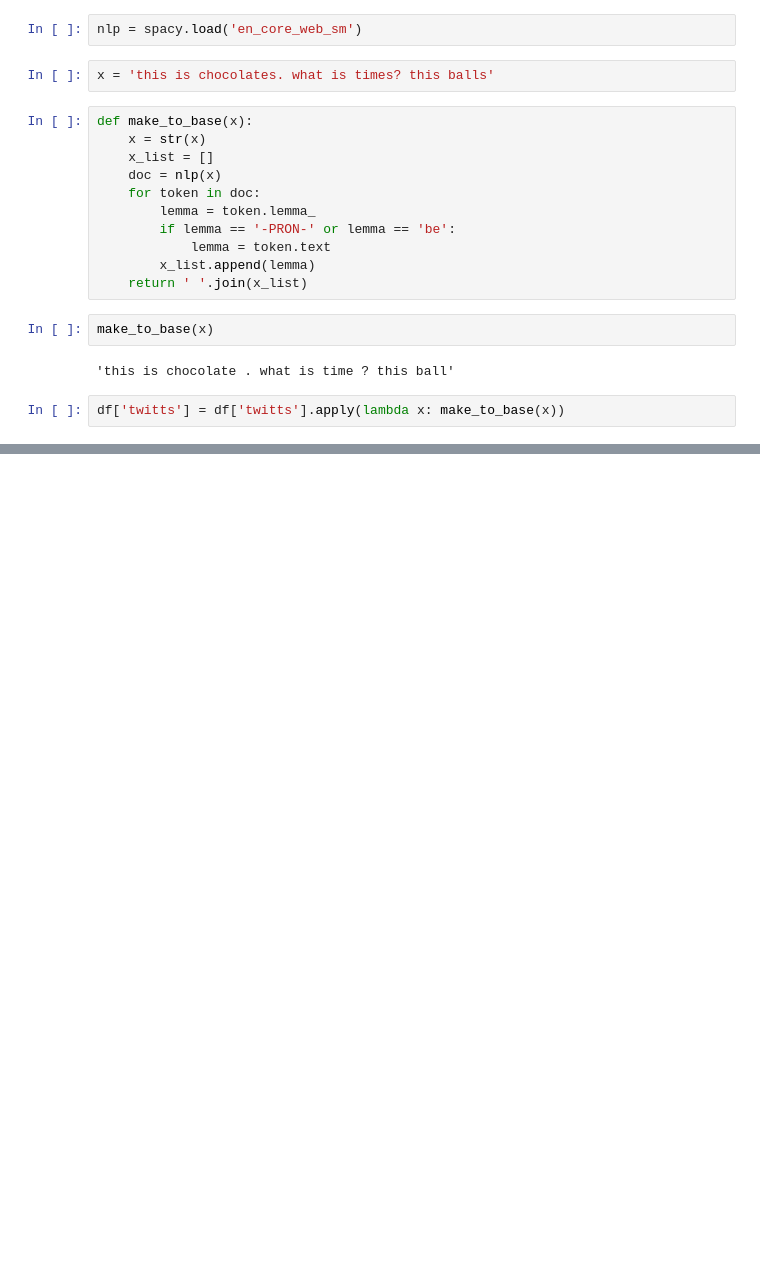
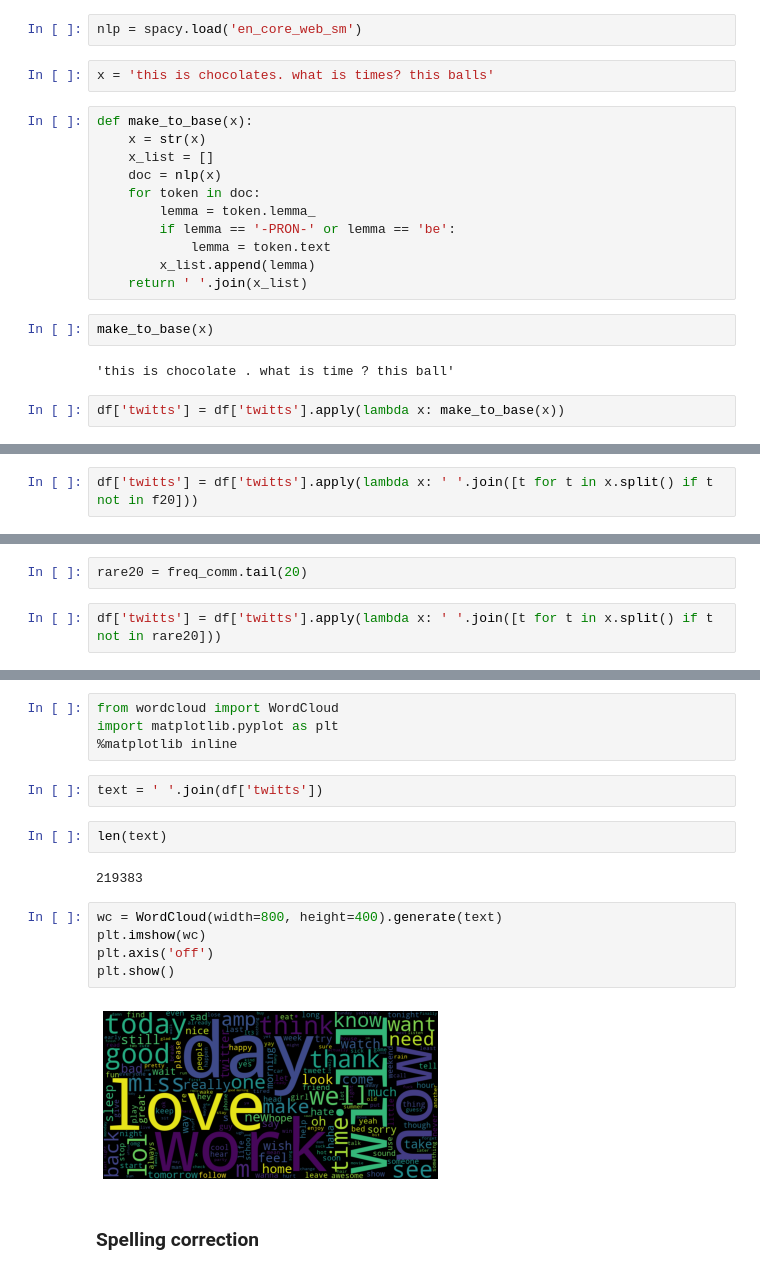
Before and after one commit to Sparsh-Kumar/nlp_learn_bytes, a Jupyter notebook: chapter-5/text_preprocessing.ipynb, the cells around one changed output, grey strips where cells are left out. Saved outputs shown, nothing was run; the diff lists cells and outputs as text; blank space fills up the shorter version.

Commit message:
complete text cleaning & text preprocessing.

```diff
--- a/chapter-5/text_preprocessing.ipynb
+++ b/chapter-5/text_preprocessing.ipynb
@@ -659,0 +731,2 @@ df.sample(5)
+# %%
+df['twitts'] = df['twitts'].apply(lambda x: ' '.join([t for t in x.split() if t not in f20]))
@@ -659,0 +744,4 @@ df.sample(5)
+# %%
+rare20 = freq_comm.tail(20)
+# %%
+df['twitts'] = df['twitts'].apply(lambda x: ' '.join([t for t in x.split() if t not in rare20]))
@@ -659,0 +774,19 @@ df.sample(5)
+# %%
+from wordcloud import WordCloud
+import matplotlib.pyplot as plt
+%matplotlib inline
+# %%
+text = ' '.join(df['twitts'])
+# %%
+len(text)
+# %% [output]
+219383
+# %%
+wc = WordCloud(width=800, height=400).generate(text)
+plt.imshow(wc)
+plt.axis('off')
+plt.show()
+# %% [output]
+[figure, added]
+# %% [markdown]
+### Spelling correction
```
Also changed, not shown: parts of 52 cells of this notebook.
